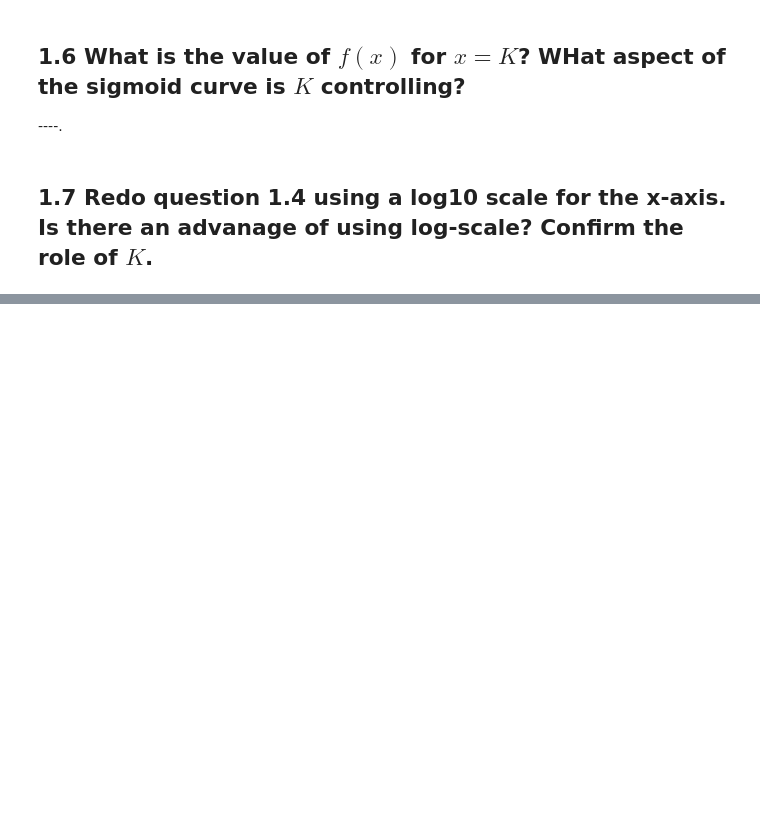
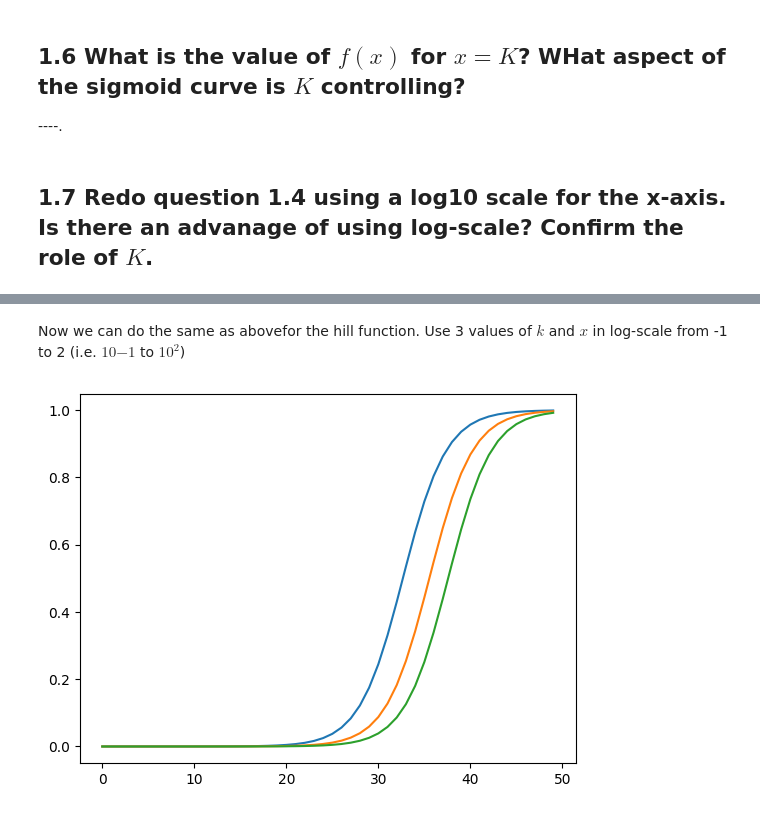
Before and after one commit to aidapiccato/9.014, a Jupyter notebook: labs/lab_1.ipynb, the cells around one changed output, grey strips where cells are left out. Drawn from its saved outputs; the diff is of its cells as text; code cells hidden in the pictures; blank space fills up the shorter version.

```diff
--- a/labs/lab_1.ipynb
+++ b/labs/lab_1.ipynb
@@ -155,0 +210,15 @@ plt.show()
+# %% [markdown]
+Now we can do the same as abovefor the hill function. Use 3 values of $k$ and $x$ in log-scale from -1 to 2 (i.e. $10{-1}$ to $10^2$)
+# %%
+x = np.logspace(-1, 2, base=10)
+n = 3
+k = np.asarray([10, 15, 20])[:, np.newaxis]
+y_mat = hill(x, k, 3)
+
+fig = plt.figure()
+# plt.plot(PLACEHOLDER, label=PLACEHOLDER)
+# ANSWER
+plt.plot(y_mat.T)
+plt.show()
+# %% [output]
+[figure, added]
```
Also changed, not shown: parts of 47 cells of this notebook.
